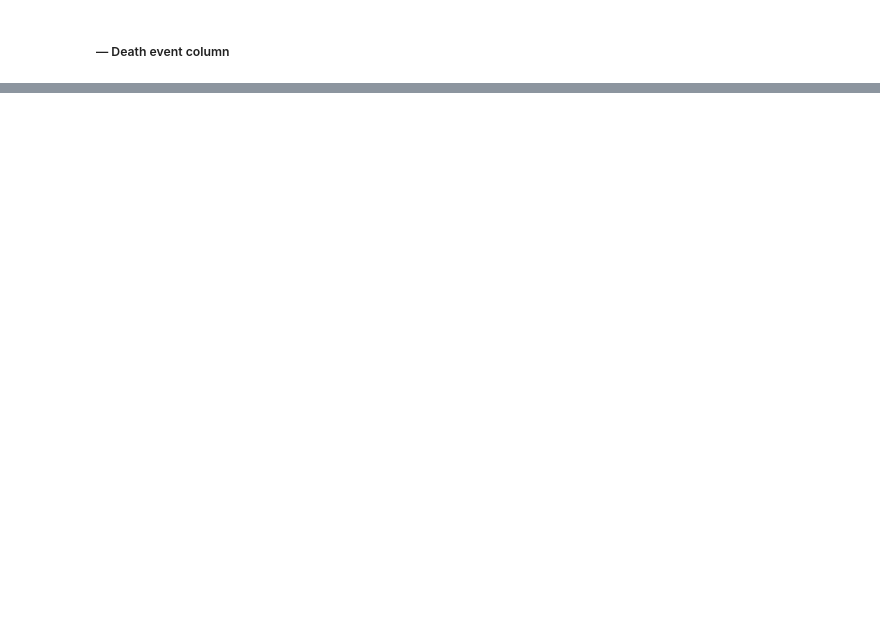
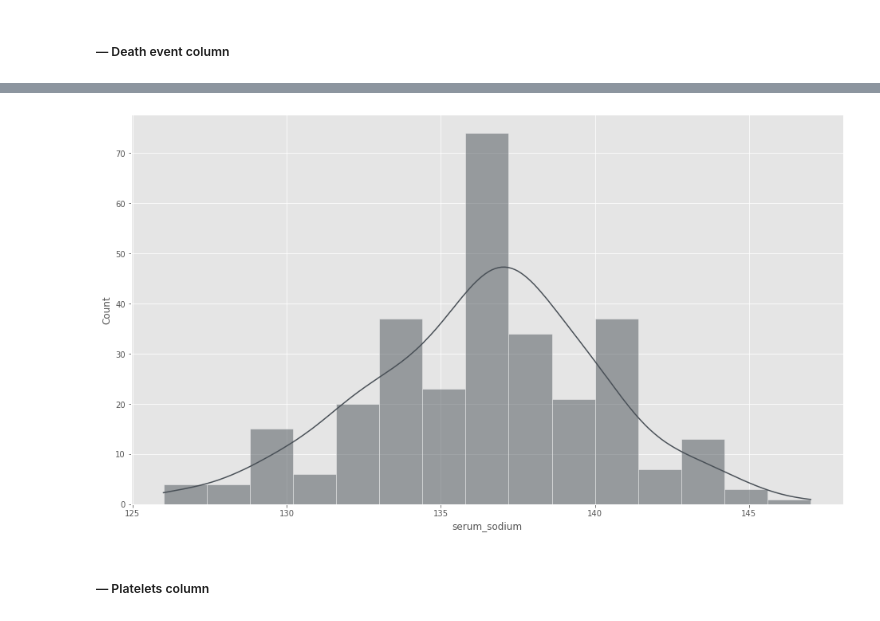
Before and after one commit to mizydorek/Programming-for-Data-Analysis-Project, a Jupyter notebook: project.ipynb, the cells around one changed output, grey strips where cells are left out. Drawn from its saved outputs; the diff is of its cells as text; code cells hidden in the pictures; blank space fills up the shorter version.

```diff
--- a/project.ipynb
+++ b/project.ipynb
@@ -675,0 +715,6 @@ df_sample[(df_sample['sex'] == 0) & (df_sample['death_event'] == 1)].value_count
+# %%
+# parameters for serum sodium.
+loc, scale = 136.86310536582977, 2.2537431759755
+
+df_sample['serum_sodium'] = pd.DataFrame(bounds('logistic',loc, scale, lb=125,rb=148))
+df_sample
@@ -675,0 +735,6 @@ df_sample[(df_sample['sex'] == 0) & (df_sample['death_event'] == 1)].value_count
+# %%
+sns.histplot(df_sample['serum_sodium'], kde=True);
+# %% [output]
+[figure, added]
+# %% [markdown]
+##### — Platelets column
```
Also changed, not shown: parts of 25 cells of this notebook.
